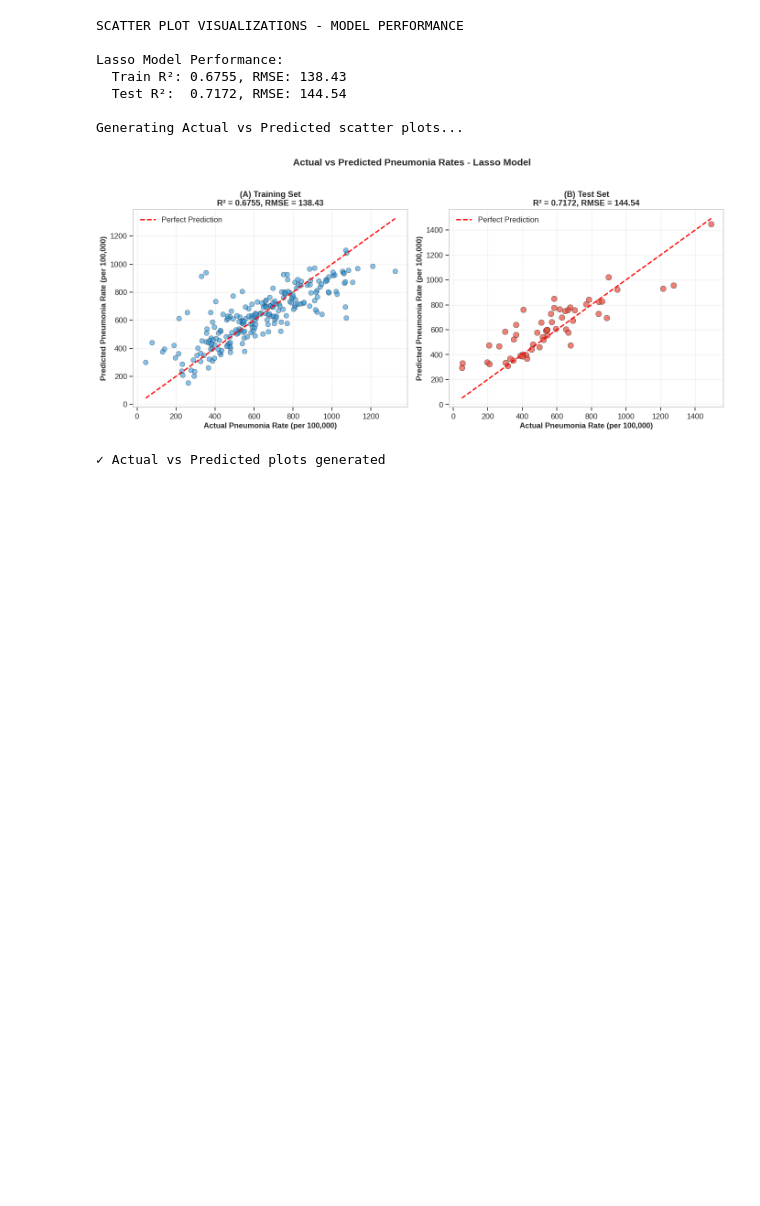
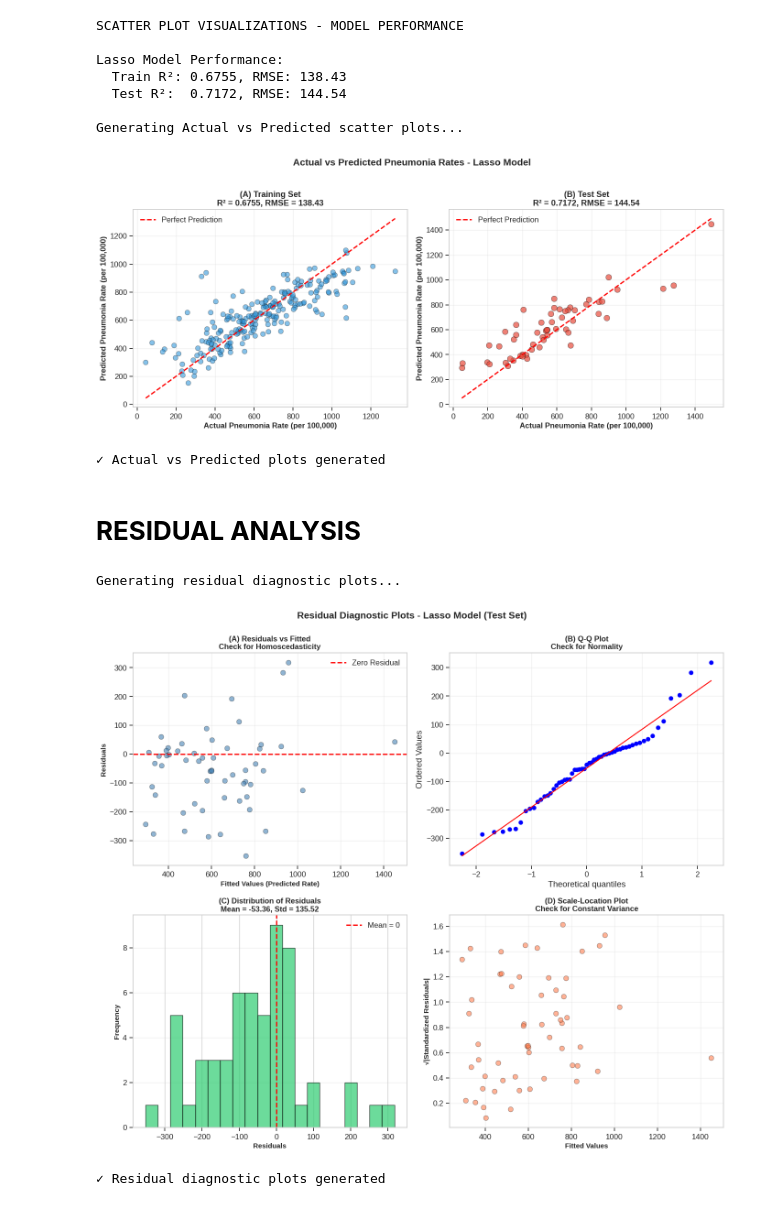
Before and after one commit to IfeakanduBenedict/pediatric-pneumonia-ml-england, a Jupyter notebook: Pediatric_Pneumonia_Analysis.ipynb, the cells around one changed output. Drawn from its saved outputs; the diff is of its cells as text; code cells hidden in the pictures; blank space fills up the shorter version.

```diff
--- a/Pediatric_Pneumonia_Analysis.ipynb
+++ b/Pediatric_Pneumonia_Analysis.ipynb
@@ -1662,3 +1662,60 @@ Lasso Model Performance:
 Generating Actual vs Predicted scatter plots...
 [figure]
 ✓ Actual vs Predicted plots generated
+# %% [markdown]
+# **RESIDUAL ANALYSIS**
+# %%
+# 2. RESIDUAL ANALYSIS - 4-PANEL DIAGNOSTIC PLOTS
+
+print("\nGenerating residual diagnostic plots...")
+
+fig, axes = plt.subplots(2, 2, figsize=(14, 12))
+
+# (A) Residuals vs Fitted Values
+ax1 = axes[0, 0]
+ax1.scatter(y_test_pred, test_residuals, alpha=0.6, s=60, edgecolor='black', linewidth=0.5, color='steelblue')
+ax1.axhline(y=0, color='red', linestyle='--', linewidth=2, label='Zero Residual')
+ax1.set_xlabel('Fitted Values (Predicted Rate)', fontsize=11, fontweight='bold')
+ax1.set_ylabel('Residuals', fontsize=11, fontweight='bold')
+ax1.set_title('(A) Residuals vs Fitted\nCheck for Homoscedasticity', fontsize=12, fontweight='bold')
+ax1.legend()
+ax1.grid(True, alpha=0.3)
+
+# (B) Q-Q Plot (Normality of Residuals)
+ax2 = axes[0, 1]
+from scipy import stats
+stats.probplot(test_residuals, dist="norm", plot=ax2)
+ax2.set_title('(B) Q-Q Plot\nCheck for Normality', fontsize=12, fontweight='bold')
+ax2.grid(True, alpha=0.3)
+
+# (C) Histogram of Residuals
+ax3 = axes[1, 0]
+ax3.hist(test_residuals, bins=20, edgecolor='black', alpha=0.7, color='#2ecc71')
+ax3.axvline(x=0, color='red', linestyle='--', linewidth=2, label='Mean = 0')
+ax3.set_xlabel('Residuals', fontsize=11, fontweight='bold')
+ax3.set_ylabel('Frequency', fontsize=11, fontweight='bold')
+ax3.set_title(f'(C) Distribution of Residuals\nMean = {test_residuals.mean():.2f}, Std = {test_residuals.std():.2f}',
+              fontsize=12, fontweight='bold')
+ax3.legend()
+ax3.grid(True, alpha=0.3, axis='y')
+
+# (D) Scale-Location Plot (Standardized Residuals)
+ax4 = axes[1, 1]
+standardized_residuals = test_residuals / test_residuals.std()
+ax4.scatter(y_test_pred, np.sqrt(np.abs(standardized_residuals)),
+            alpha=0.6, s=60, edgecolor='black', linewidth=0.5, color='coral')
+ax4.set_xlabel('Fitted Values', fontsize=11, fontweight='bold')
+ax4.set_ylabel('√|Standardized Residuals|', fontsize=11, fontweight='bold')
+ax4.set_title('(D) Scale-Location Plot\nCheck for Constant Variance', fontsize=12, fontweight='bold')
+ax4.grid(True, alpha=0.3)
+
+plt.suptitle('Residual Diagnostic Plots - Lasso Model (Test Set)',
+             fontsize=15, fontweight='bold', y=0.995)
+plt.tight_layout()
+plt.show()
+
+print("✓ Residual diagnostic plots generated")
+# %% [output]
+Generating residual diagnostic plots...
+[figure, added]
+✓ Residual diagnostic plots generated
```
